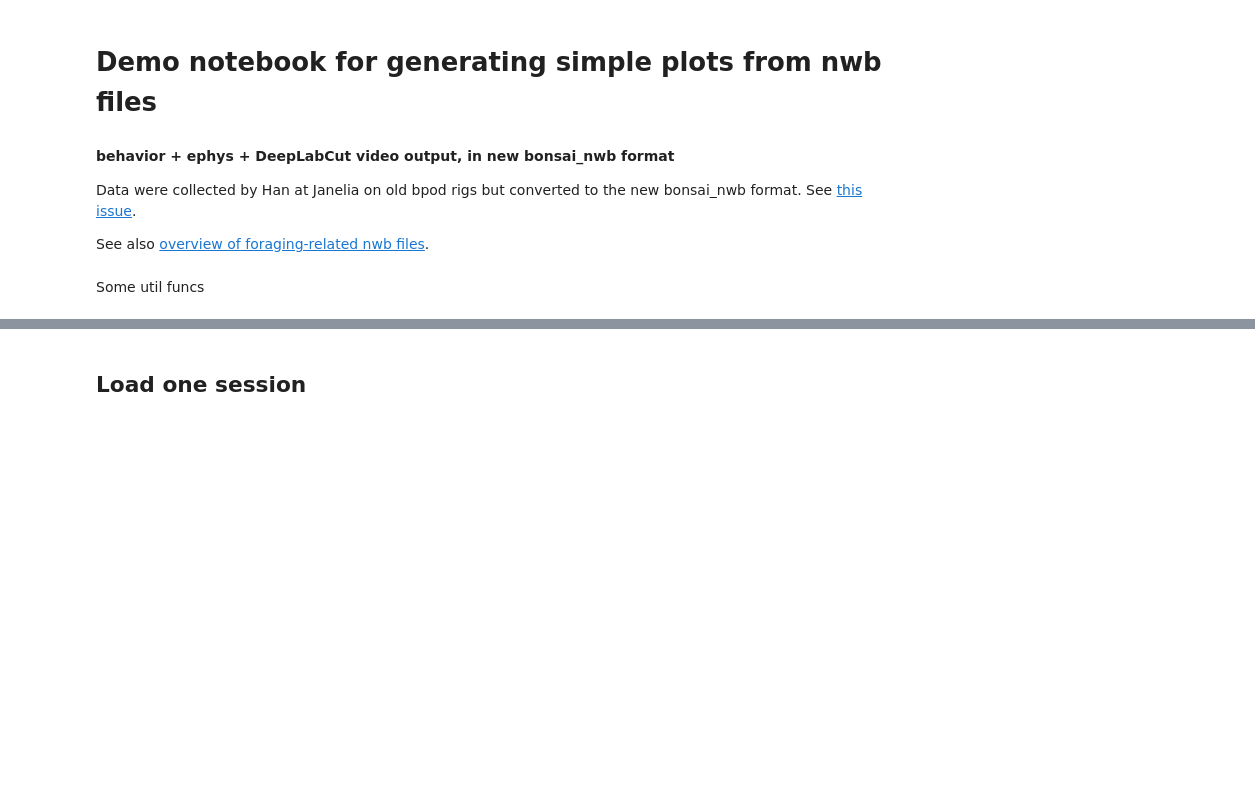
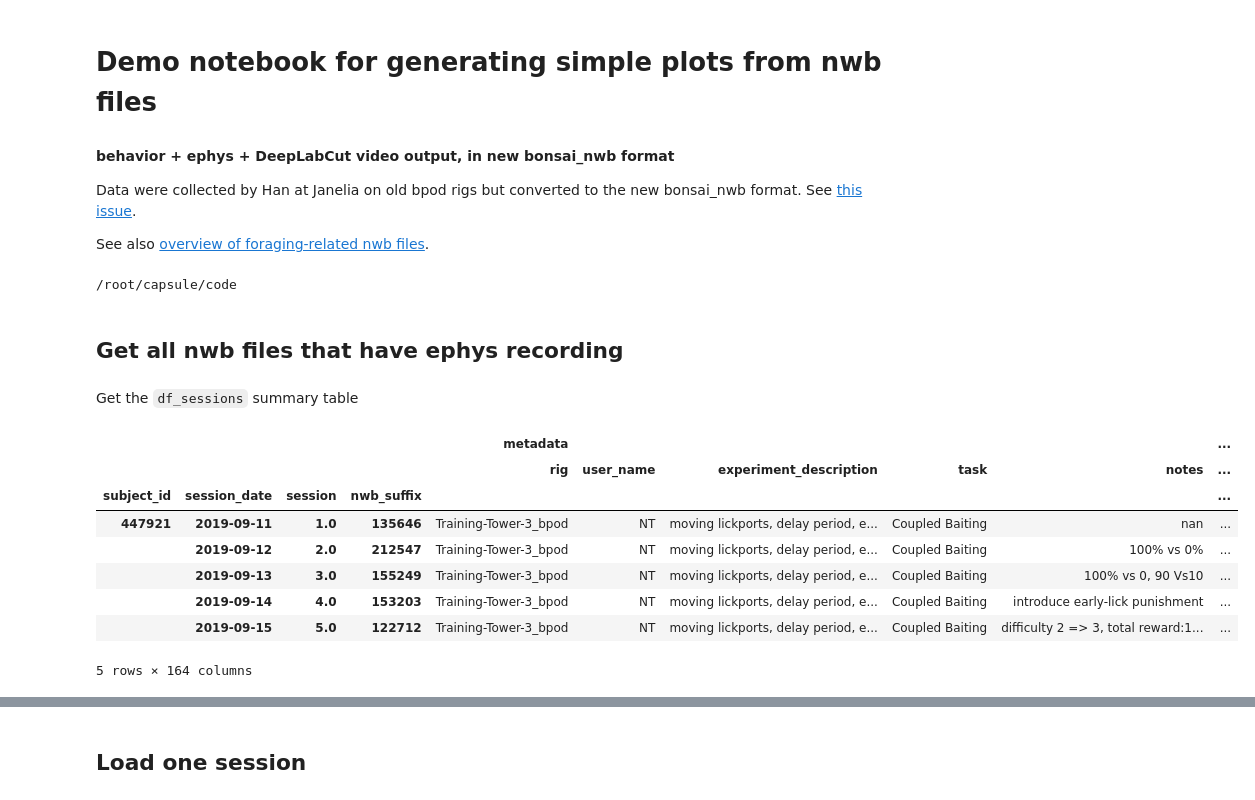
Before and after one commit to AllenNeuralDynamics/aind-foraging-behavior-bonsai-basic, a Jupyter notebook: code/notebook/demo_import_nwb_ephys_and_video.ipynb, the cells around one changed output, grey strips where cells are left out. Saved outputs shown, nothing was run; the diff lists cells and outputs as text; code cells hidden in the pictures; blank space fills up the shorter version.

```diff
--- a/code/notebook/demo_import_nwb_ephys_and_video.ipynb
+++ b/code/notebook/demo_import_nwb_ephys_and_video.ipynb
@@ -6,6 +6,7 @@ Data were collected by Han at Janelia on old bpod rigs but converted to the new
 See also [overview of foraging-related nwb files](https://github.com/AllenNeuralDynamics/aind-foraging-behavior-bonsai-trigger-pipeline?tab=readme-ov-file#accessing-foraging-nwbs-for-off-pipeline-analysis).
 # %%
 %matplotlib inline
+%cd /root/capsule/code
 import numpy as np
 import pandas as pd
 import matplotlib.pyplot as plt
@@ -13,7 +14,9 @@ import seaborn as sns
 import pandas as pd
 import os
 from pynwb import NWBFile, TimeSeries, NWBHDF5IO
+from plot.foraging_matplotlib import moving_average, plot_session_lightweight
 
 nwb_folder = '/root/capsule/data/foraging_nwb_bpod/'
+nwb_processed_folder = '/root/capsule/data/foraging_nwb_bpod_processed/'
+# %% [output]
+/root/capsule/code
-# %% [markdown]
-Some util funcs
@@ -170,0 +23,17 @@ def plot_session_lightweight(data,   # choice_history, reward_history, p_reward
+# %% [markdown]
+## Get all nwb files that have ephys recording
+# %% [markdown]
+Get the `df_sessions` summary table
+# %%
+df_sessions = pd.read_pickle(nwb_processed_folder + 'df_sessions.pkl')
+df_sessions.head()
+# %% [output]
+|  |  |  |  | metadata |  |  |  |  | ... |
+|  |  |  |  | rig | user_name | experiment_description | task | notes | ... |
+| subject_id | session_date | session | nwb_suffix |  |  |  |  |  | ... |
+| 447921 | 2019-09-11 | 1.0 | 135646 | Training-Tower-3_bpod | NT | moving lickports, delay period, e... | Coupled Baiting | nan | ... |
+|  | 2019-09-12 | 2.0 | 212547 | Training-Tower-3_bpod | NT | moving lickports, delay period, e... | Coupled Baiting | 100% vs 0% | ... |
+|  | 2019-09-13 | 3.0 | 155249 | Training-Tower-3_bpod | NT | moving lickports, delay period, e... | Coupled Baiting | 100% vs 0, 90 Vs10 | ... |
+|  | 2019-09-14 | 4.0 | 153203 | Training-Tower-3_bpod | NT | moving lickports, delay period, e... | Coupled Baiting | introduce early-lick punishment | ... |
+|  | 2019-09-15 | 5.0 | 122712 | Training-Tower-3_bpod | NT | moving lickports, delay period, e... | Coupled Baiting | difficulty 2 => 3, total reward:1... | ... |
+5 rows × 164 columns
```
Also changed, not shown: parts of 9 cells of this notebook.
